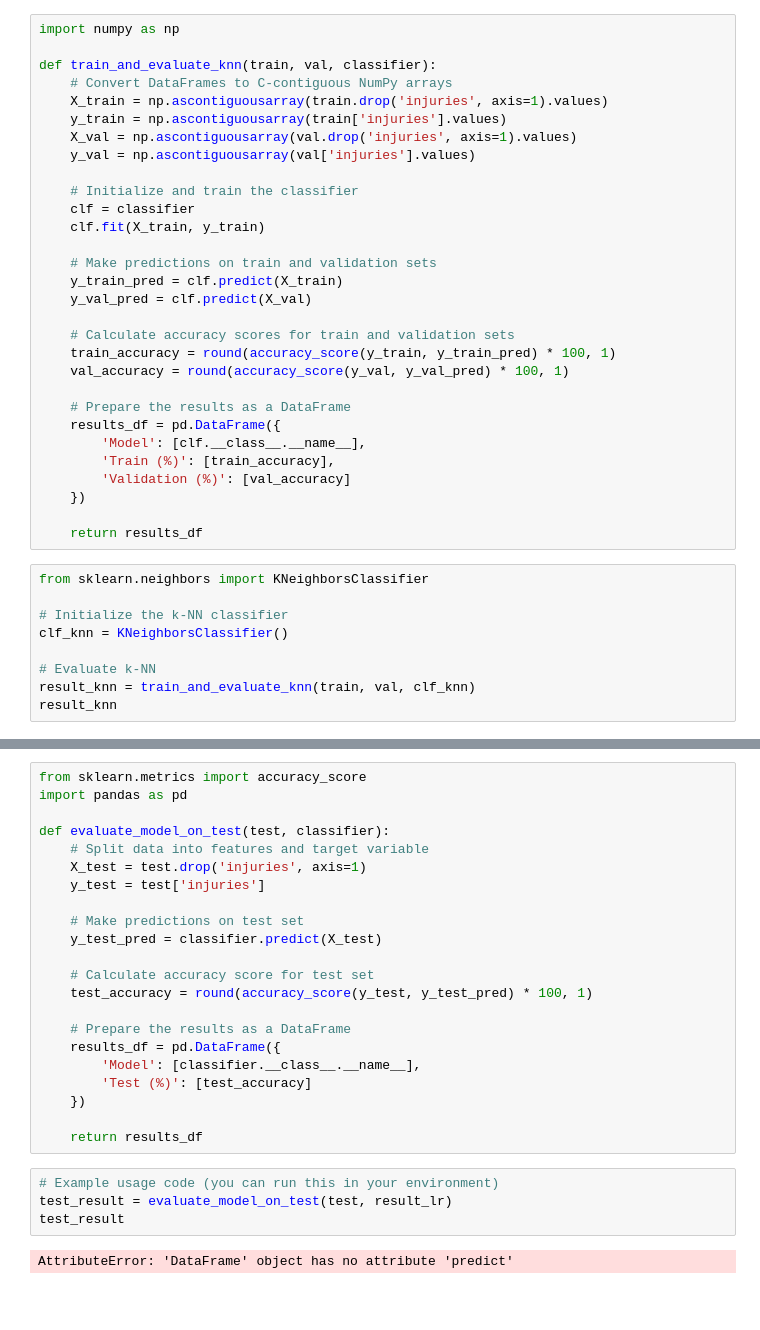
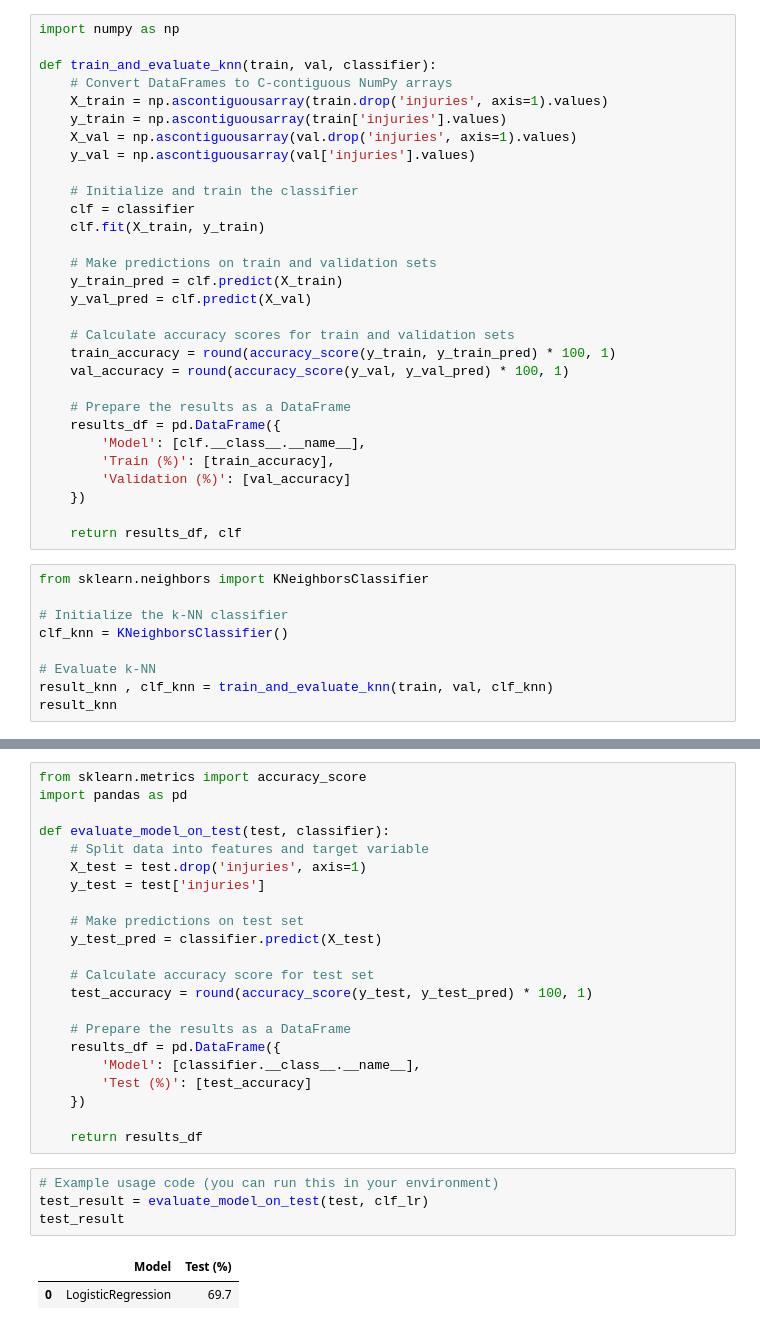
Before and after one commit to Jonathan-Garcia1/new-york-vehicle-collisions, a Jupyter notebook: final_repor.ipynb, the cells around one changed output, grey strips where cells are left out. Drawn from its saved outputs; the diff is of its cells as text; blank space fills up the shorter version.

```diff
--- a/final_repor.ipynb
+++ b/final_repor.ipynb
@@ -775,7 +772,7 @@ def train_and_evaluate_knn(train, val, classifier):
         'Validation (%)': [val_accuracy]
     })
 
-    return results_df
+    return results_df, clf
 # %%
 from sklearn.neighbors import KNeighborsClassifier
 
@@ -783,7 +780,7 @@ from sklearn.neighbors import KNeighborsClassifier
 clf_knn = KNeighborsClassifier()
 
 # Evaluate k-NN
-result_knn = train_and_evaluate_knn(train, val, clf_knn)
+result_knn , clf_knn = train_and_evaluate_knn(train, val, clf_knn)
 result_knn
 # %% [output]
 |  | Model | Train (%) | Validation (%) |
@@ -847,7 +851,8 @@ def evaluate_model_on_test(test, classifier):
     return results_df
 # %%
 # Example usage code (you can run this in your environment)
-test_result = evaluate_model_on_test(test, result_lr)
+test_result = evaluate_model_on_test(test, clf_lr)
 test_result
 # %% [output]
-AttributeError: 'DataFrame' object has no attribute 'predict'
+|  | Model | Test (%) |
+| 0 | LogisticRegression | 69.7 |
```
Also changed, not shown: parts of 14 cells of this notebook, 1 other file.
